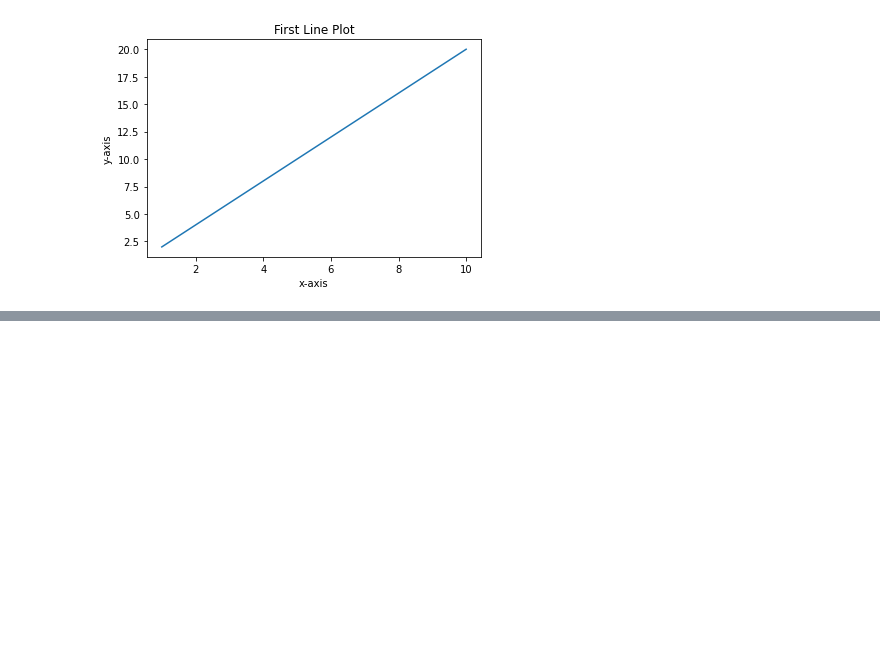
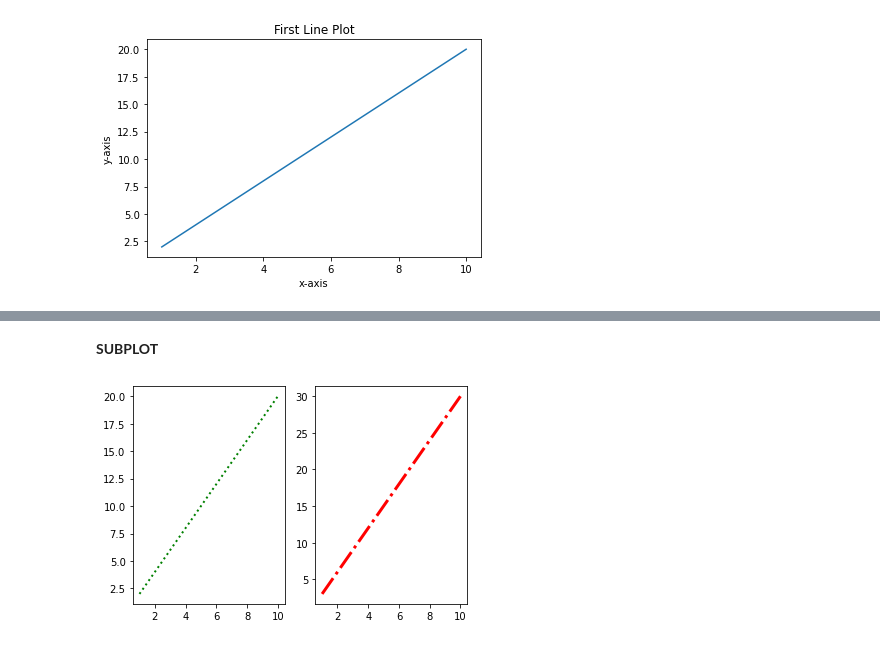
Before and after one commit to shamiik/MatplotlibSeaborn, a Jupyter notebook: Matplotlib.ipynb, the cells around one changed output, grey strips where cells are left out. Saved outputs shown, nothing was run; the diff lists cells and outputs as text; code cells hidden in the pictures; blank space fills up the shorter version.

```diff
--- a/Matplotlib.ipynb
+++ b/Matplotlib.ipynb
@@ -31,0 +57,12 @@ plt.show()
+# %% [markdown]
+**SUBPLOT**
+# %%
+plt.subplot(1,2,1)
+plt.plot(x,y1,color='g',linestyle=':',linewidth=2)
+
+plt.subplot(1,2,2)
+plt.plot(x,y2,color='red',linestyle='-.',linewidth=3)
+
+plt.show()
+# %% [output]
+[figure, added]
```
Also changed, not shown: parts of 15 cells of this notebook.
